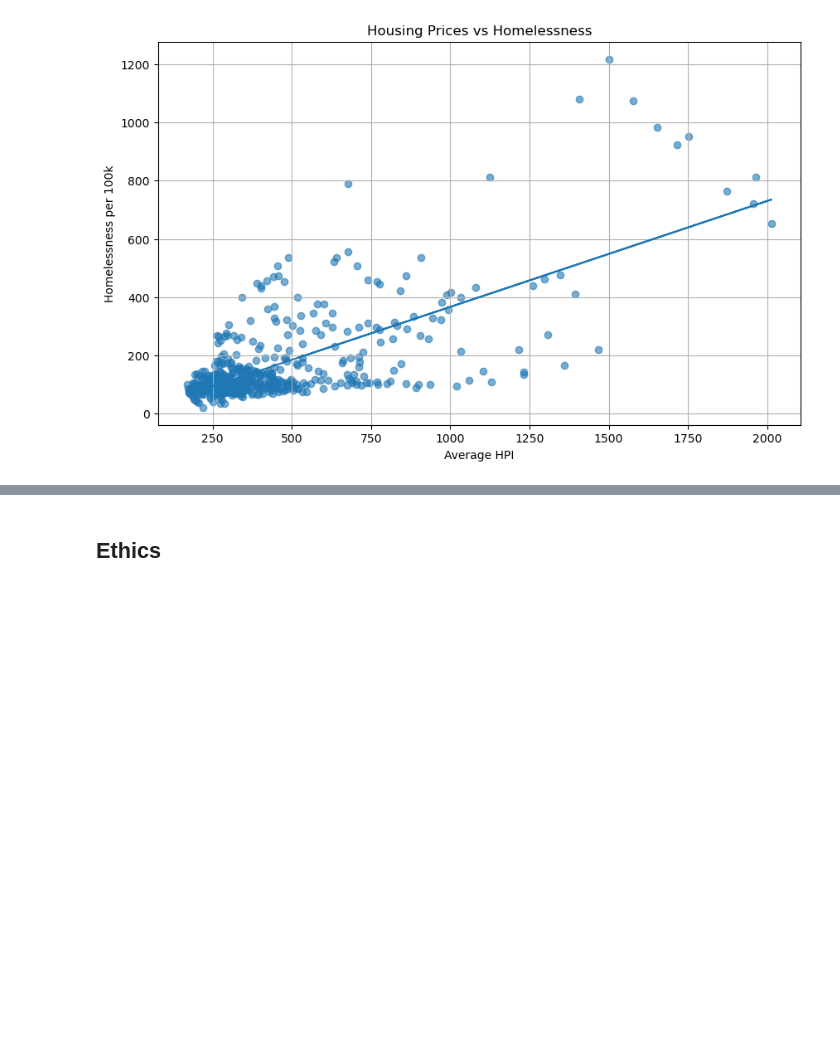
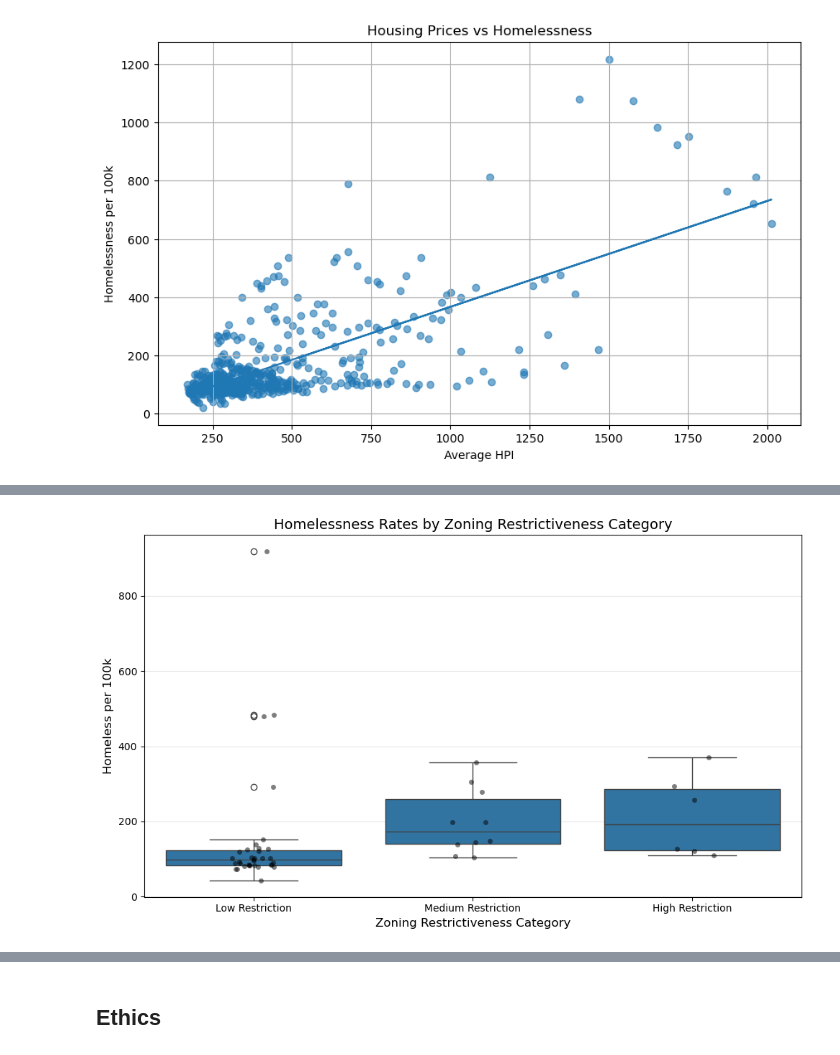
Before and after one commit to COGS108/Group-SP26-085, a Jupyter notebook: 02-EDACheckpoint.ipynb, the cells around one changed output, grey strips where cells are left out. Drawn from its saved outputs; the diff is of its cells as text; code cells hidden in the pictures; blank space fills up the shorter version.

Commit message:
Uploaded Boxplots and Correlation Heatmap

```diff
--- a/02-EDACheckpoint.ipynb
+++ b/02-EDACheckpoint.ipynb
@@ -1675,0 +1684,58 @@ plt.show()
+# %%
+import pandas as pd
+import seaborn as sns
+import matplotlib.pyplot as plt
+import os
+
+# Create restriction categories manually
+merged_avg['restriction_category'] = pd.cut(
+    merged_avg['avg_total_restrictions'],
+    bins=[-0.01, 0.05, 0.5, merged_avg['avg_total_restrictions'].max()],
+    labels=['Low Restriction', 'Medium Restriction', 'High Restriction']
+)
+
+# Create figure
+plt.figure(figsize=(10, 6))
+
+# Boxplot
+sns.boxplot(
+    data=merged_avg,
+    x='restriction_category',
+    y='homeless_per_100k'
+)
+
+# Overlay individual states
+sns.stripplot(
+    data=merged_avg,
+    x='restriction_category',
+    y='homeless_per_100k',
+    color='black',
+    alpha=0.5,
+    jitter=True
+)
+
+# Labels
+plt.xlabel('Zoning Restrictiveness Category', fontsize=12)
+plt.ylabel('Homeless per 100k', fontsize=12)
+
+plt.title(
+    'Homelessness Rates by Zoning Restrictiveness Category',
+    fontsize=14
+)
+
+plt.grid(axis='y', alpha=0.3)
+
+plt.tight_layout()
+
+# Save figure
+os.makedirs('results', exist_ok=True)
+
+plt.savefig(
+    'results/boxplot_restriction_category.png',
+    dpi=150,
+    bbox_inches='tight'
+)
+
+plt.show()
+# %% [output]
+[figure, added]
```
Also changed, not shown: parts of 8 cells of this notebook.
